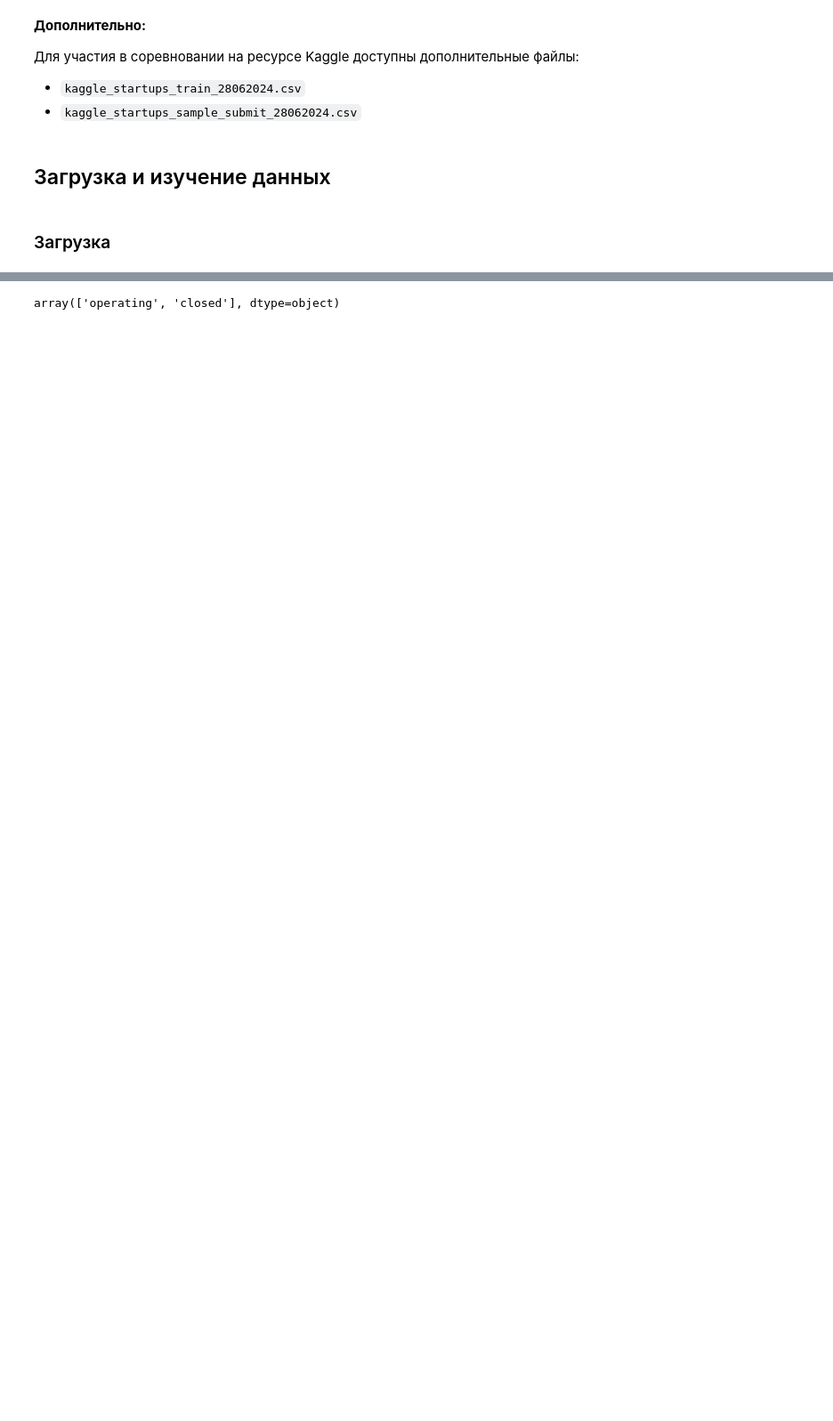
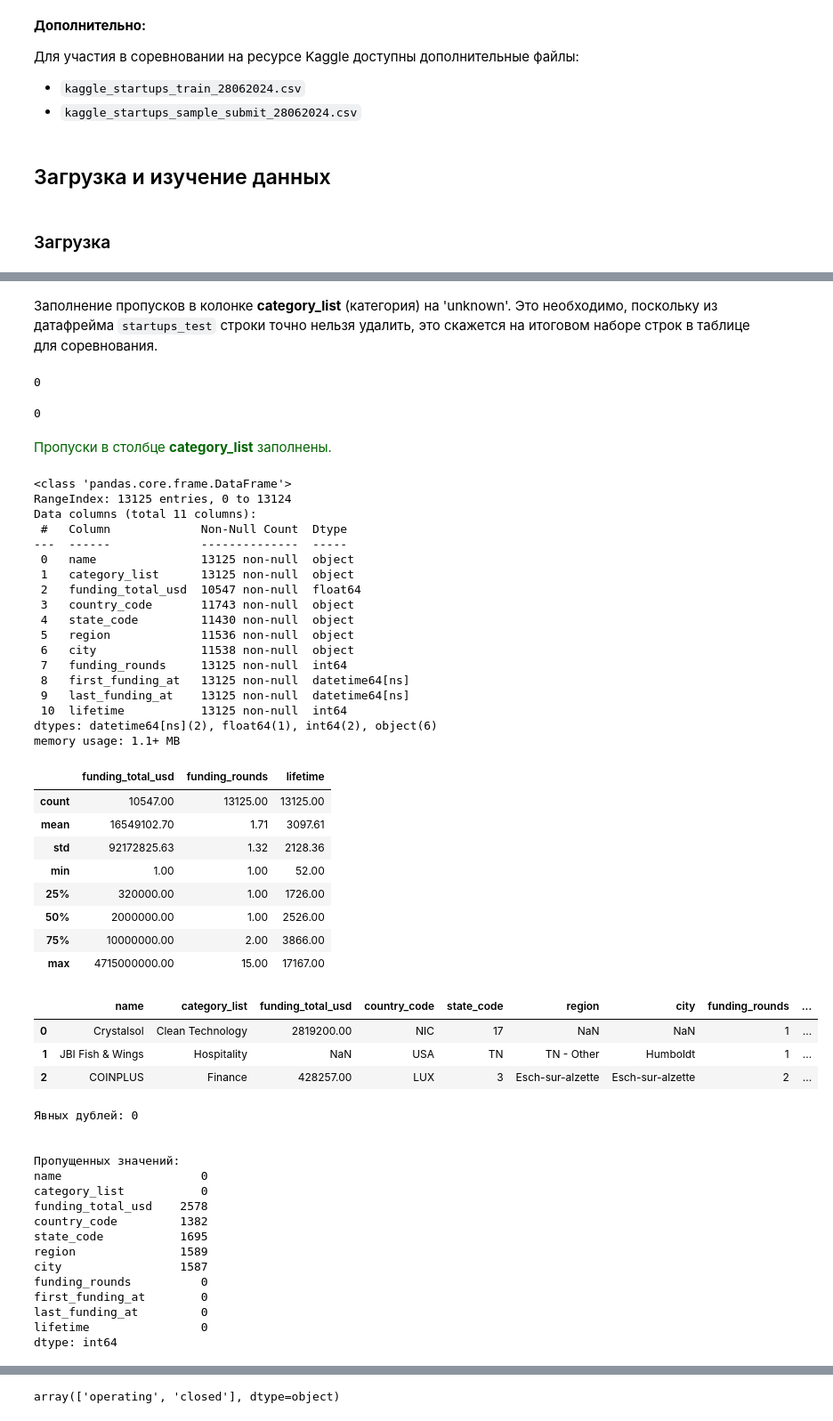
Before and after one commit to andrew-tvorogov/practicum_masterskaya_1, a Jupyter notebook: practicum_startups.ipynb, the cells around one changed output, grey strips where cells are left out. Shown at 89% size. Cells and saved outputs as stored; diff of their text form; code cells hidden in the pictures; blank space fills up the shorter version.

```diff
--- a/practicum_startups.ipynb
+++ b/practicum_startups.ipynb
@@ -212,0 +422,3 @@ data['lifetime'] = data.apply(count_lifetime, axis=1)
+# %%
+date_cols = ["first_funding_at","last_funding_at"]
+startups_test[date_cols] = startups_test[date_cols].astype("datetime64[ns]")
@@ -221,0 +548,65 @@ data['lifetime'] = data.apply(count_lifetime, axis=1)
+# %% [markdown]
+Заполнение пропусков в колонке **category_list** (категория) на 'unknown'. Это необходимо, поскольку из датафрейма ``startups_test`` строки точно нельзя удалить, это скажется на итоговом наборе строк в таблице для соревнования.
+# %%
+startups_data['category_list'].fillna('unknown', inplace=True)
+startups_test['category_list'].fillna('unknown', inplace=True)
+# %%
+startups_data['category_list'].isna().sum()
+# %% [output]
+0
+# %%
+startups_test['category_list'].isna().sum()
+# %% [output]
+0
+# %% [markdown]
+<span style="color: darkgreen">Пропуски в столбце **category_list** заполнены.</span>
+# %%
+dataset_info(startups_test)
+# %% [output]
+<class 'pandas.core.frame.DataFrame'>
+RangeIndex: 13125 entries, 0 to 13124
+Data columns (total 11 columns):
+ #   Column             Non-Null Count  Dtype
+---  ------             --------------  -----
+ 0   name               13125 non-null  object
+ 1   category_list      13125 non-null  object
+ 2   funding_total_usd  10547 non-null  float64
+ 3   country_code       11743 non-null  object
+ 4   state_code         11430 non-null  object
+ 5   region             11536 non-null  object
+ 6   city               11538 non-null  object
+ 7   funding_rounds     13125 non-null  int64
+ 8   first_funding_at   13125 non-null  datetime64[ns]
+ 9   last_funding_at    13125 non-null  datetime64[ns]
+ 10  lifetime           13125 non-null  int64
+dtypes: datetime64[ns](2), float64(1), int64(2), object(6)
+memory usage: 1.1+ MB
+|  | funding_total_usd | funding_rounds | lifetime |
+| count | 10547.00 | 13125.00 | 13125.00 |
+| mean | 16549102.70 | 1.71 | 3097.61 |
+| std | 92172825.63 | 1.32 | 2128.36 |
+| min | 1.00 | 1.00 | 52.00 |
+| 25% | 320000.00 | 1.00 | 1726.00 |
+| 50% | 2000000.00 | 1.00 | 2526.00 |
+| 75% | 10000000.00 | 2.00 | 3866.00 |
+| max | 4715000000.00 | 15.00 | 17167.00 |
+|  | name | category_list | funding_total_usd | country_code | state_code | region | city | funding_rounds | ... |
+| 0 | Crystalsol | Clean Technology | 2819200.00 | NIC | 17 | NaN | NaN | 1 | ... |
+| 1 | JBI Fish & Wings | Hospitality | NaN | USA | TN | TN - Other | Humboldt | 1 | ... |
+| 2 | COINPLUS | Finance | 428257.00 | LUX | 3 | Esch-sur-alzette | Esch-sur-alzette | 2 | ... |
+Явных дублей: 0
+
+
+Пропущенных значений:
+name                    0
+category_list           0
+funding_total_usd    2578
+country_code         1382
+state_code           1695
+region               1589
+city                 1587
+funding_rounds          0
+first_funding_at        0
+last_funding_at         0
+lifetime                0
+dtype: int64
```
Also changed, not shown: parts of 60 cells of this notebook.
